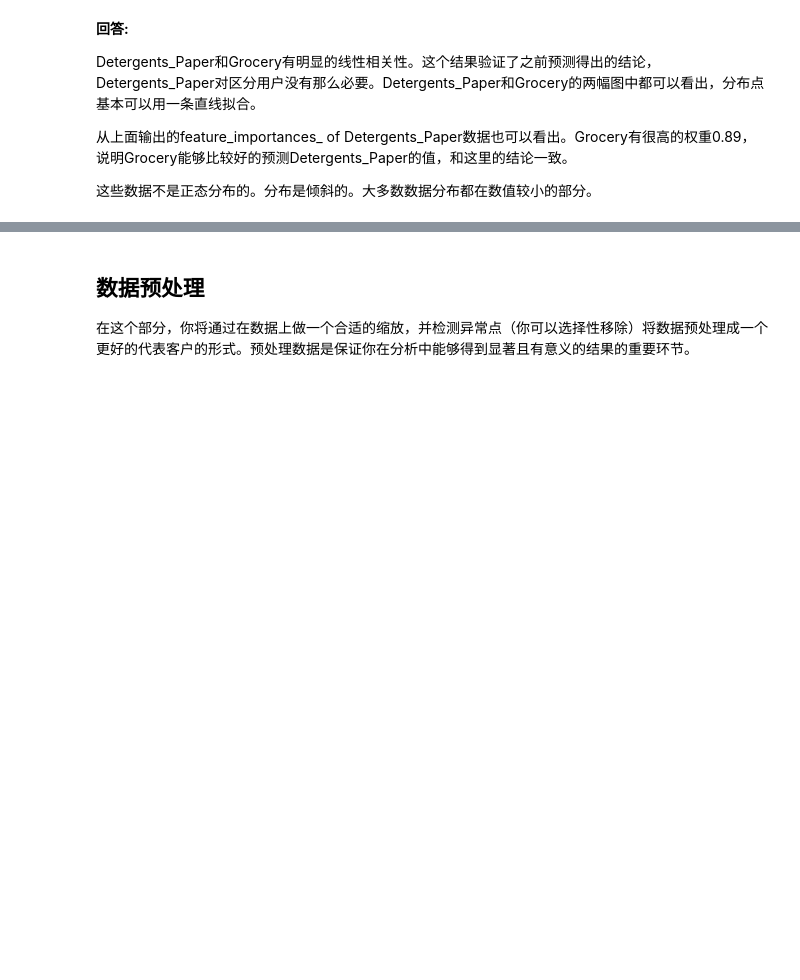
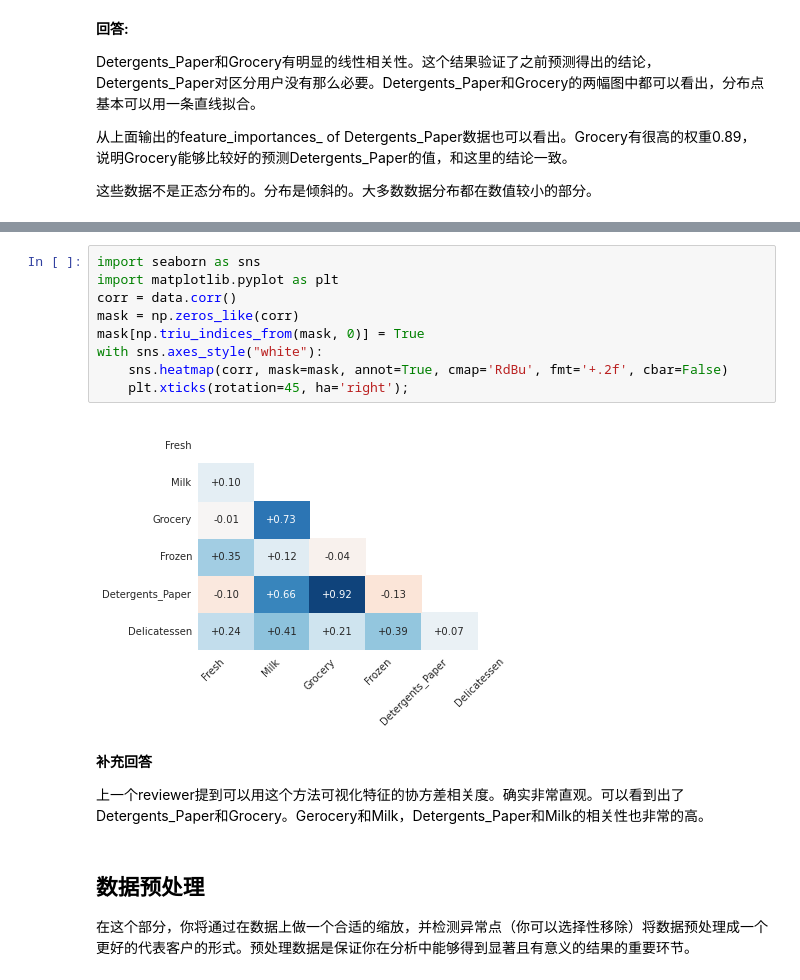
Before and after one commit to mshijie/creating_customer_segments, a Jupyter notebook: customer_segments.ipynb, the cells around one changed output, grey strips where cells are left out. Cells and saved outputs as stored; diff of their text form; blank space fills up the shorter version.

```diff
--- a/customer_segments.ipynb
+++ b/customer_segments.ipynb
@@ -210,3 +238,18 @@ Detergents_Paper和Grocery有明显的线性相关性。这个结果验证了之
+# %%
+import seaborn as sns
+import matplotlib.pyplot as plt
+corr = data.corr()
+mask = np.zeros_like(corr)
+mask[np.triu_indices_from(mask, 0)] = True
+with sns.axes_style("white"):
+    sns.heatmap(corr, mask=mask, annot=True, cmap='RdBu', fmt='+.2f', cbar=False)
+    plt.xticks(rotation=45, ha='right');
+# %% [output]
+[figure, added]
+# %% [markdown]
+**补充回答**
+
+上一个reviewer提到可以用这个方法可视化特征的协方差相关度。确实非常直观。可以看到出了Detergents_Paper和Grocery。Gerocery和Milk，Detergents_Paper和Milk的相关性也非常的高。
 # %% [markdown]
 ## 数据预处理
 在这个部分，你将通过在数据上做一个合适的缩放，并检测异常点（你可以选择性移除）将数据预处理成一个更好的代表客户的形式。预处理数据是保证你在分析中能够得到显著且有意义的结果的重要环节。
```
Also changed, not shown: parts of 16 cells of this notebook, 1 other file.
